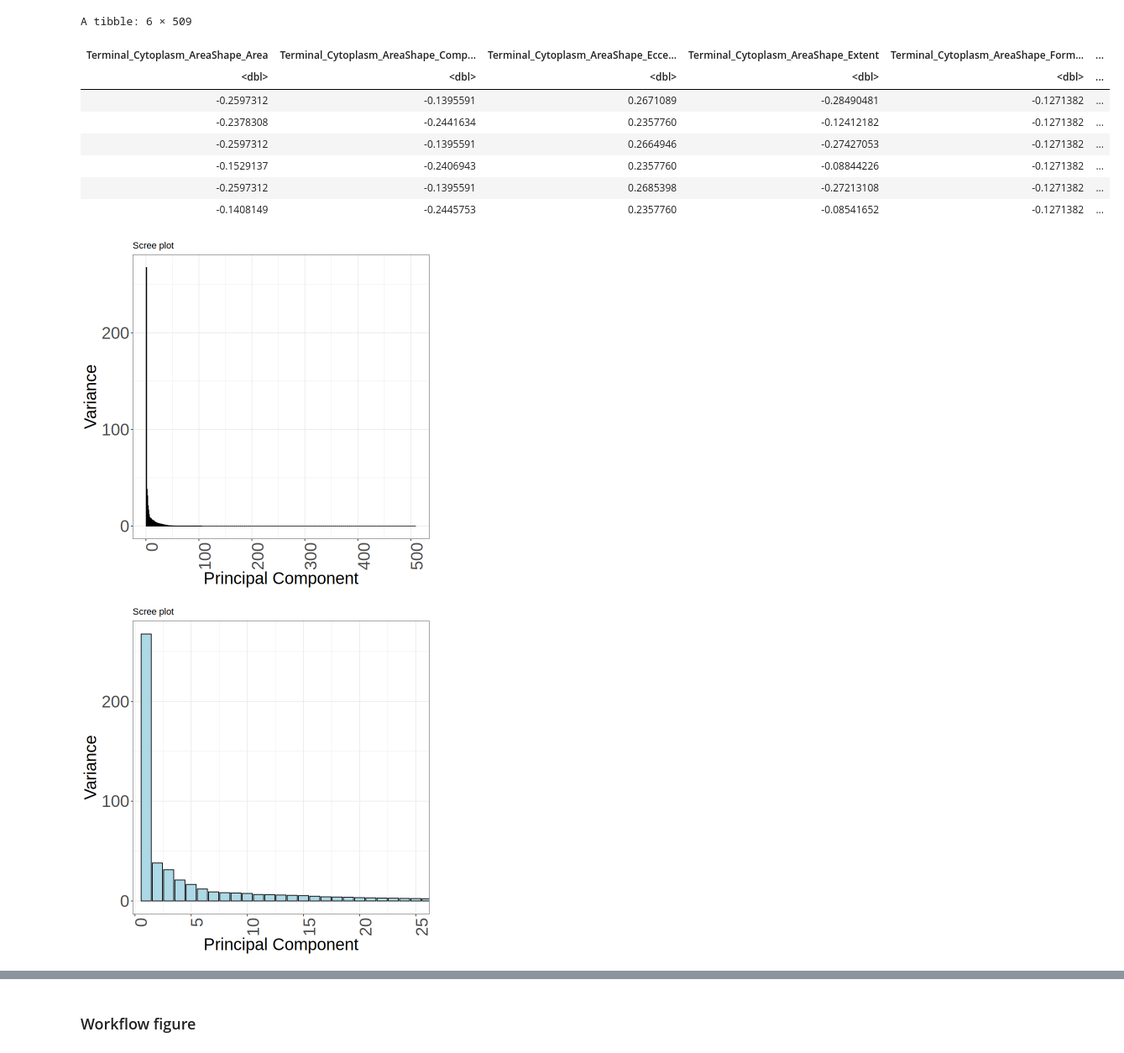
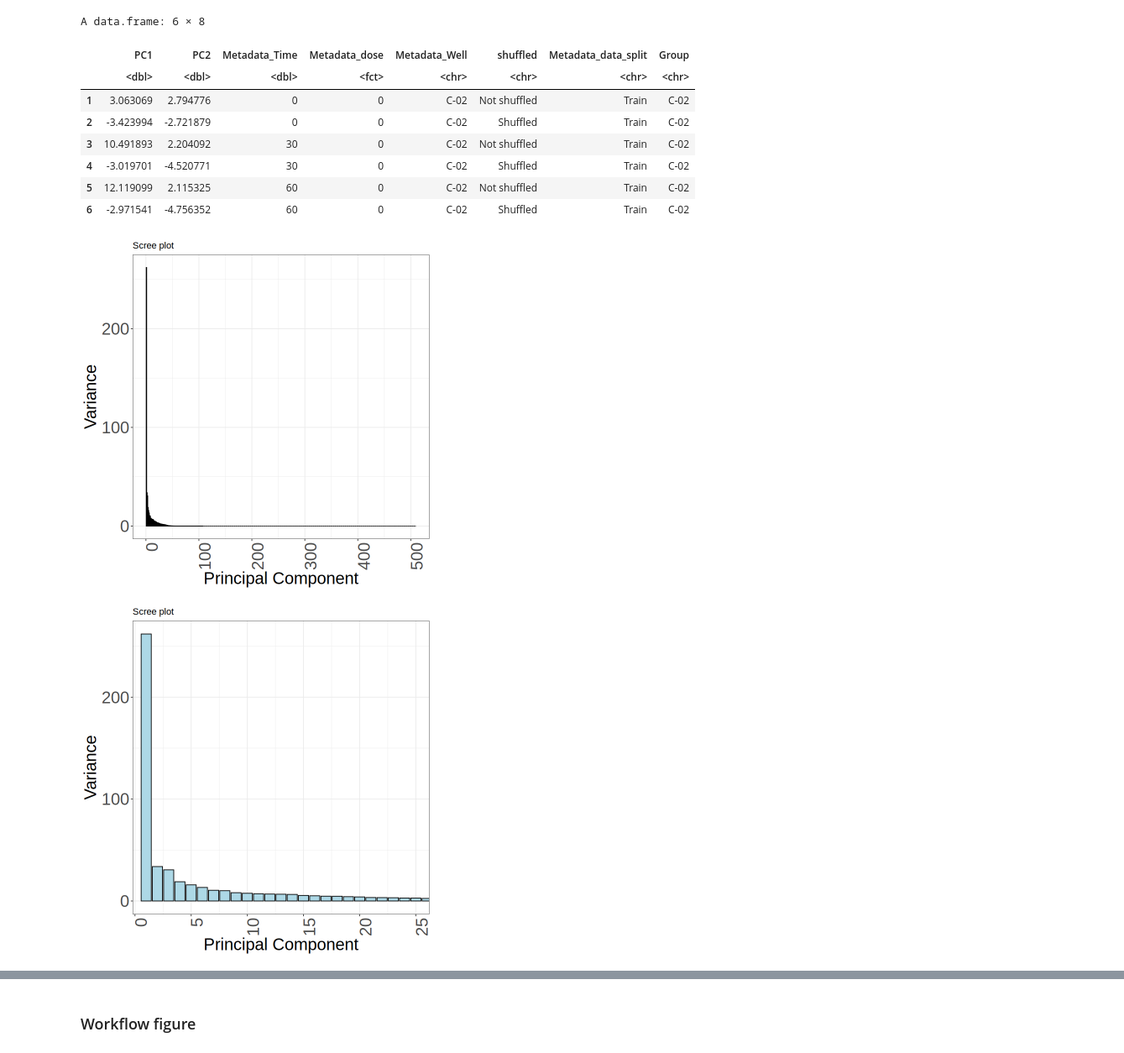
Before and after one commit to MikeLippincott/live_cell_timelapse_apoptosis_analysis, a Jupyter notebook: 5.bulk_timelapse_model/notebooks/4.plot_results.ipynb, the cells around one changed output, grey strips where cells are left out. Shown at 84% size. Cells and saved outputs as stored; diff of their text form; code cells hidden in the pictures.

```diff
--- a/5.bulk_timelapse_model/notebooks/4.plot_results.ipynb
+++ b/5.bulk_timelapse_model/notebooks/4.plot_results.ipynb
@@ -49,6 +49,7 @@ actual_results$shuffled <- "not_shuffled"
 # prepend Terminal to each non metadata column name
 actual_results <- actual_results %>%
   rename_with(~ paste0("Terminal_", .), -c(Metadata_Time, Metadata_dose, Metadata_Well, shuffled))
+actual_results$Metadata_shuffled <- "not_shuffled"
 
 columns_to_keep <- colnames(actual_results)
 
@@ -59,10 +60,22 @@ results <- arrow::read_parquet(results_file_path)
 
 subset_results <- results[, colnames(results) %in% columns_to_keep]
 # %%
-
 # drop the singlecells, compound, and control columns
 actual_results <- actual_results %>%
-  select(-c(Terminal_Metadata_number_of_singlecells, Terminal_Metadata_plate, Terminal_Metadata_compound, Terminal_Metadata_control))
+  select(-c('Terminal_Metadata_number_of_singlecells','Terminal_Metadata_plate','Terminal_Metadata_compound','Terminal_Metadata_control'))
+metadata_columns <- colnames(actual_results)[
+  grepl("Metadata", colnames(actual_results)) &  # Contains "Metadata"
+  !grepl("Terminal", colnames(actual_results))
+]
+
+actual_results_single_annexinV <- actual_results %>%
+  select(c("Terminal_Cytoplasm_Intensity_IntegratedIntensity_AnnexinV"))
+
+# rename metadata_shuffled to shuffled
+actual_results$shuffled <- actual_results$Metadata_shuffled
+actual_results_single_annexinV$shuffled <- actual_results$Metadata_shuffled
+actual_results$Metadata_shuffled <- NULL
+actual_results_single_annexinV$Metadata_shuffled <- NULL
 # %%
 
 # merge the two dataframes on the columns "Metadata_Time" and "Metadata_dose" Metadata_Well
@@ -123,25 +148,47 @@ merged_results <- merged_results %>% arrange(Metadata_Well, Metadata_Time)
 # %%
 # get the pca of the results
 metadata_columns <- c("Metadata_Time", "Metadata_dose", "Metadata_Well", "shuffled", "Metadata_data_split")
 # drop the metadata columns from the dataframe
 pcadf <- merged_results[, !colnames(merged_results) %in% metadata_columns]
 pcadf <- pcadf[, sapply(pcadf, is.numeric)]  # keep only numeric columns
 pcadf <- pcadf[, apply(pcadf, 2, function(x) var(x, na.rm = TRUE) != 0)]
 
-head(pcadf)
+
+pca <- prcomp(pcadf, center = TRUE, rank. = 2, scale. = TRUE)
+# get the pca of the results
+pca_df <- data.frame(pca$x)
+# add the pca to the merged_results dataframe
+pca_df <- cbind(pca_df, merged_results[, metadata_columns])
+
+
+
+# pca_df$Metadata_Time <- merged_results$Metadata_Time
+# pca_df$Metadata_dose <- merged_results$Metadata_dose
+# pca_df$Metadata_Well <- merged_results$Metadata_Well
+# pca_df$Metadata_data_split <- merged_results$Metadata_data_split
+# pca_df$shuffled <- merged_results$shuffled
+pca_df$Metadata_Time <- as.double((pca_df$Metadata_Time))
+pca_df$Metadata_dose <- as.factor(pca_df$Metadata_dose)
+
+pca_df$PC1 <- as.numeric(pca_df$PC1)
+pca_df$PC2 <- as.numeric(pca_df$PC2)
+pca_df <- pca_df %>%
+  mutate(Group = Metadata_Well) %>%
+  arrange(Metadata_Well, Metadata_Time, shuffled)
+
+head(pca_df)
 # %% [output]
-A tibble: 6 × 509
+A data.frame: 6 × 8
-| Terminal_Cytoplasm_AreaShape_Area | Terminal_Cytoplasm_AreaShape_Comp... | Terminal_Cytoplasm_AreaShape_Ecce... | Terminal_Cytoplasm_AreaShape_Extent | Terminal_Cytoplasm_AreaShape_Form... | ... |
-| <dbl> | <dbl> | <dbl> | <dbl> | <dbl> | ... |
-| -0.2597312 | -0.1395591 | 0.2671089 | -0.28490481 | -0.1271382 | ... |
-| -0.2378308 | -0.2441634 | 0.2357760 | -0.12412182 | -0.1271382 | ... |
-| -0.2597312 | -0.1395591 | 0.2664946 | -0.27427053 | -0.1271382 | ... |
-| -0.1529137 | -0.2406943 | 0.2357760 | -0.08844226 | -0.1271382 | ... |
-| -0.2597312 | -0.1395591 | 0.2685398 | -0.27213108 | -0.1271382 | ... |
-| -0.1408149 | -0.2445753 | 0.2357760 | -0.08541652 | -0.1271382 | ... |
+|  | PC1 | PC2 | Metadata_Time | Metadata_dose | Metadata_Well | shuffled | Metadata_data_split | Group |
+|  | <dbl> | <dbl> | <dbl> | <fct> | <chr> | <chr> | <chr> | <chr> |
+| 1 | 3.063069 | 2.794776 | 0 | 0 | C-02 | Not shuffled | Train | C-02 |
+| 2 | -3.423994 | -2.721879 | 0 | 0 | C-02 | Shuffled | Train | C-02 |
+| 3 | 10.491893 | 2.204092 | 30 | 0 | C-02 | Not shuffled | Train | C-02 |
+| 4 | -3.019701 | -4.520771 | 30 | 0 | C-02 | Shuffled | Train | C-02 |
+| 5 | 12.119099 | 2.115325 | 60 | 0 | C-02 | Not shuffled | Train | C-02 |
+| 6 | -2.971541 | -4.756352 | 60 | 0 | C-02 | Shuffled | Train | C-02 |
 # %%
 # scree plot to see how many components to keep
-pca <- prcomp(pcadf, center = TRUE, rank. = 2, scale. = TRUE)
 scree_data <- data.frame(
     PC = 1:length(pca$sdev),
     Variance = (pca$sdev)^2,
@@ -168,5 +215,5 @@ scree_plot_zoom <- (
 )
 scree_plot_zoom
 # %% [output]
-[figure, old version]
+[figure, new version]
-[figure, old version]
+[figure, new version]
```
Also changed, not shown: parts of 11 cells of this notebook, 20 other files.
